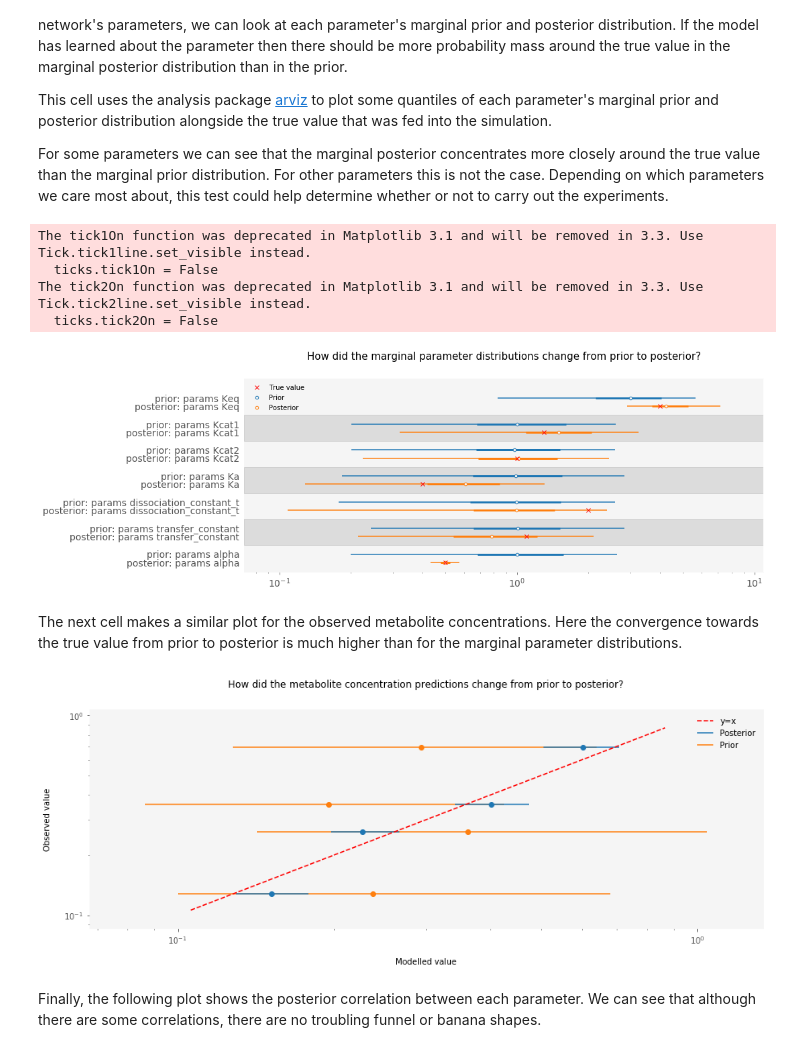
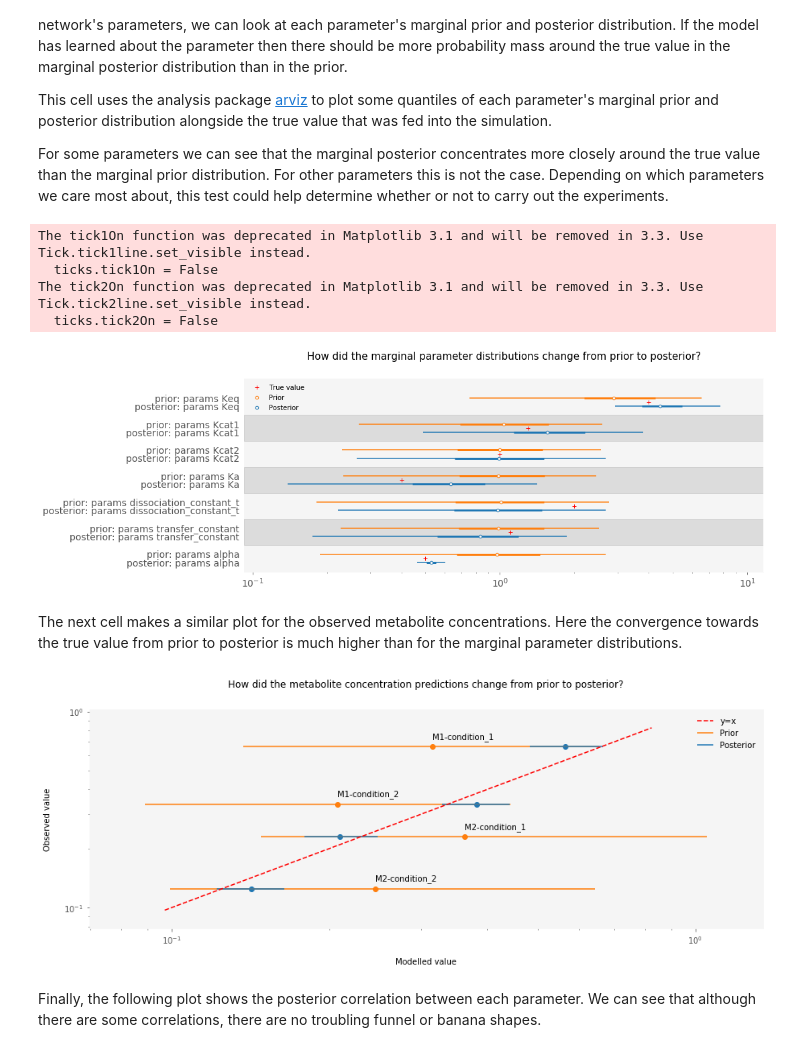
Before and after one commit to teddygroves/stancon_2019_metabolic_network_notebook, a Jupyter notebook: Modelling networks of metabolic reactions with Stan.ipynb, the cells around one changed output. Cells and saved outputs as stored; diff of their text form; code cells hidden in the pictures.

```diff
--- a/Modelling networks of metabolic reactions with Stan.ipynb
+++ b/Modelling networks of metabolic reactions with Stan.ipynb
@@ -523,25 +527,26 @@ For some parameters we can see that the marginal posterior concentrates more clo
 # %%
 f, [ax] = arviz.plot_forest(
     [infd_prior, infd_posterior],
     combined=True,
     model_names=['prior', 'posterior'],
     var_names=['params'],
-    figsize=[15, 5]
+    figsize=[15, 5],
+    colors=['tab:orange', 'tab:blue']
 )
 t = ax.set_title('How did the marginal parameter distributions change from prior to posterior?', fontsize=15)
 lines = [l for axis in f.axes for l in axis.get_lines()]
-for l, true_value in zip(lines[::2], parameters['true_value'].tolist()[::-1]):
-    y = l.get_ydata()[0]
-    p = ax.plot(true_value, y, 'x', color='r')
+for l, true_value in zip(lines[::-2], parameters['true_value'].tolist()):
+    y = l.get_ydata()[0] - 1.15
+    p = ax.plot(true_value, y, '+', color='r')
 ax.legend([p[0], lines[1], lines[0]], ['True value', 'Prior', 'Posterior'], frameon=False, loc='upper left')
 ax.semilogx()
 plt.show()
 # %% [output]
 The tick1On function was deprecated in Matplotlib 3.1 and will be removed in 3.3. Use Tick.tick1line.set_visible instead.
   ticks.tick1On = False
 The tick2On function was deprecated in Matplotlib 3.1 and will be removed in 3.3. Use Tick.tick2line.set_visible instead.
   ticks.tick2On = False
-[figure, old version]
+[figure, new version]
 # %% [markdown]
 The next cell makes a similar plot for the observed metabolite concentrations. Here the convergence towards the true value from prior to posterior is much higher than for the marginal parameter distributions.
 # %%
@@ -556,13 +561,18 @@ prior_low, prior_med, prior_high = (
 obs = infd_posterior.observed_data['conc_pred']
 x = np.linspace(infd_posterior.posterior_predictive['conc_pred'].min(),
                 infd_posterior.posterior_predictive['conc_pred'].max(), 100)
+labels = posterior_med.coords['concentration_measurements']
 
 f, ax = plt.subplots(figsize=[15, 5])
-ax.scatter(posterior_med, obs, label='')
-ax.hlines(obs, posterior_low, posterior_high, color='tab:blue', label='Posterior')
 
-ax.scatter(prior_med, obs, label='')
-ax.hlines(obs, prior_low, prior_high, color='tab:orange', zorder=0, label='Prior')
+ax.scatter(prior_med, obs, label='', color='tab:orange')
+ax.hlines(obs, prior_low, prior_high, color='tab:orange', label='Prior')
+
+ax.scatter(posterior_med, obs, label='', color='tab:blue')
+ax.hlines(obs, posterior_low, posterior_high, color='tab:blue', label='Posterior', alpha=1)
+for label, observed_value, prior_med_value in zip(labels.values, obs.values, prior_med.values):
+    ax.text(prior_med_value, observed_value * 1.1, label)
+
 
 ax.plot(x, x, color='r', linestyle='--', label='y=x')
 ax.semilogx()
@@ -572,7 +582,7 @@ text = ax.set(title='How did the metabolite concentration predictions change fro
               xlabel='Modelled value',
               ylabel='Observed value')
 # %% [output]
-[figure, old version]
+[figure, new version]
 # %% [markdown]
 Finally, the following plot shows the posterior correlation between each parameter. We can see that although there are some correlations, there are no troubling funnel or banana shapes.
 # %%
```
Also changed, not shown: parts of 4 cells of this notebook.
